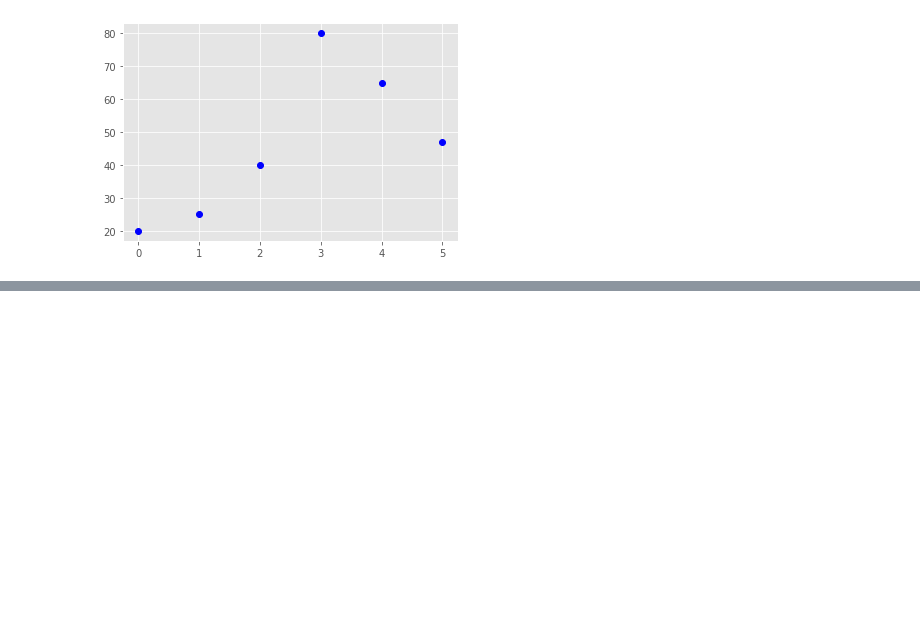
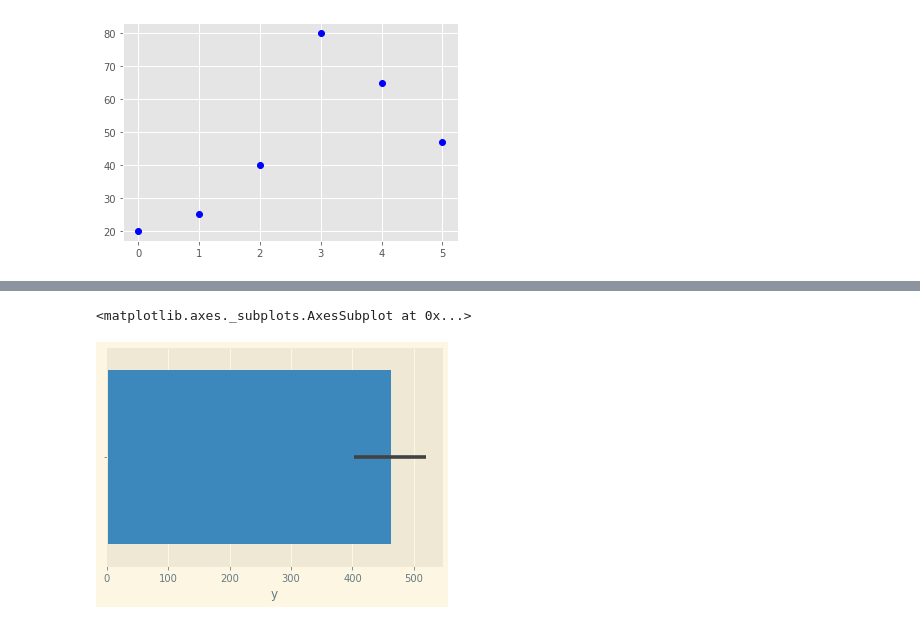
Before and after one commit to DiondreHicks/praccomp_2022, a Jupyter notebook: Praccomp_2022.ipynb, the cells around one changed output, grey strips where cells are left out. Cells and saved outputs as stored; diff of their text form; code cells hidden in the pictures; blank space fills up the shorter version.

```diff
--- a/Praccomp_2022.ipynb
+++ b/Praccomp_2022.ipynb
@@ -385,0 +442,5 @@ print(plt.style.available)
+# %%
+sns.barplot('y', data=rand_df)
+# %% [output]
+<matplotlib.axes._subplots.AxesSubplot at 0x...>
+[figure, added]
```
Also changed, not shown: parts of 20 cells of this notebook.
